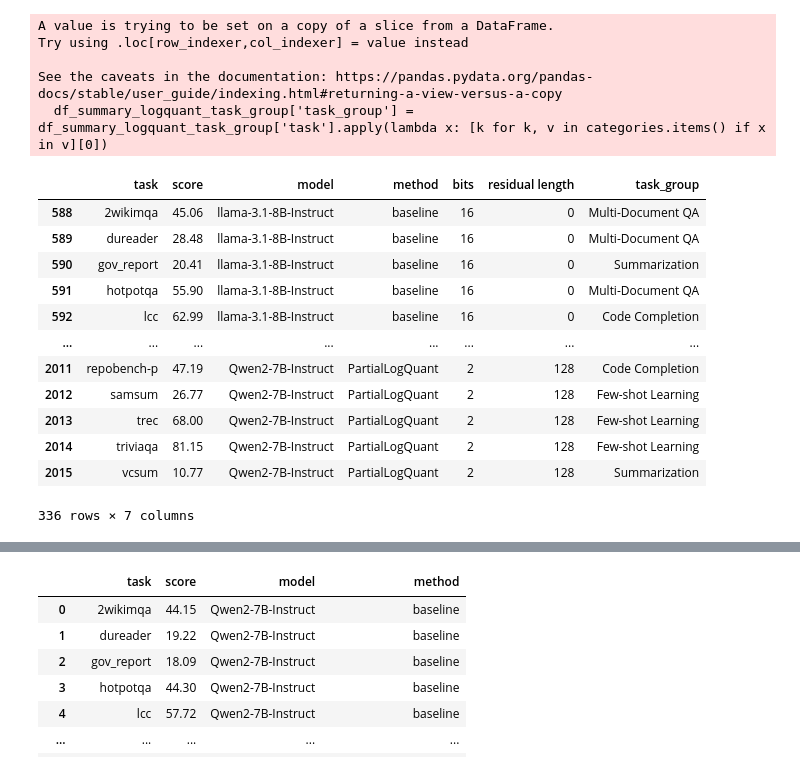
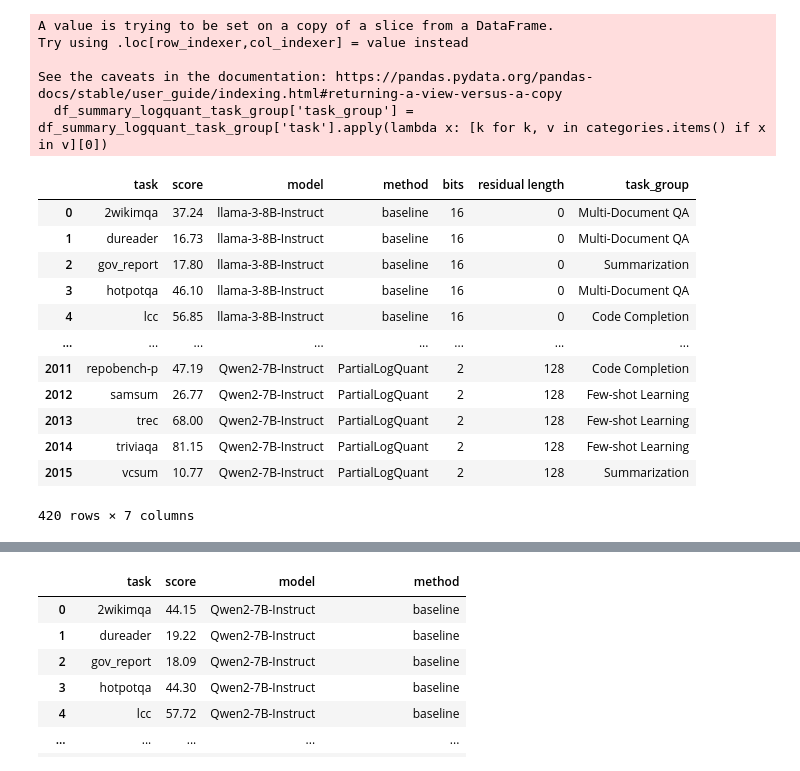
Before and after one commit to Concyclics/LogQuantKV, a Jupyter notebook: test_acc/LongBench/results/plot.ipynb, the cells around one changed output, grey strips where cells are left out. Cells and saved outputs as stored; diff of their text form; code cells hidden in the pictures.

```diff
--- a/test_acc/LongBench/results/plot.ipynb
+++ b/test_acc/LongBench/results/plot.ipynb
@@ -26,38 +26,38 @@ df_summary_logquant.to_csv('summary_logquant.csv', index=False)
 # %%
 categories = {
     "Single-Document QA": ["narrativeqa", "qasper", "multifieldqa_en", "multifieldqa_zh"],
     "Multi-Document QA": ["hotpotqa", "2wikimqa", "musique", "dureader"],
     "Summarization": ["gov_report", "qmsum", "multi_news", "vcsum"],
     "Few-shot Learning": ["trec", "triviaqa", "samsum", "lsht"],
     "Synthetic Tasks": ["passage_count", "passage_retrieval_en", "passage_retrieval_zh"],
     "Code Completion": ["lcc", "repobench-p"]
 }
 
 df_summary_logquant_task_group = df_summary_logquant
 df_summary_logquant_task_group['task_group'] = df_summary_logquant_task_group['task'].apply(lambda x: [k for k, v in categories.items() if x in v][0])
-df_summary_logquant_task_group = df_summary_logquant_task_group[df_summary_logquant_task_group['model'].isin(['llama-3.1-8B-Instruct', 'Qwen1.5-7B-Chat', 'Qwen1.5-7B-Chat-AWQ', 'Qwen2-7B-Instruct'])]
+df_summary_logquant_task_group = df_summary_logquant_task_group[df_summary_logquant_task_group['model'].isin(['llama-3-8B-Instruct', 'llama-3.1-8B-Instruct', 'Qwen1.5-7B-Chat', 'Qwen1.5-7B-Chat-AWQ', 'Qwen2-7B-Instruct'])]
 df_summary_logquant_task_group = df_summary_logquant_task_group[df_summary_logquant_task_group['residual length'].isin([0, '128'])]
 #df_summary_logquant_task_group.to_csv('summary_logquant_task_group.csv', index=False)
 df_summary_logquant_task_group
 # %% [output]
 A value is trying to be set on a copy of a slice from a DataFrame.
 Try using .loc[row_indexer,col_indexer] = value instead
 
 See the caveats in the documentation: https://pandas.pydata.org/pandas-docs/stable/user_guide/indexing.html#returning-a-view-versus-a-copy
   df_summary_logquant_task_group['task_group'] = df_summary_logquant_task_group['task'].apply(lambda x: [k for k, v in categories.items() if x in v][0])
 |  | task | score | model | method | bits | residual length | task_group |
-| 588 | 2wikimqa | 45.06 | llama-3.1-8B-Instruct | baseline | 16 | 0 | Multi-Document QA |
-| 589 | dureader | 28.48 | llama-3.1-8B-Instruct | baseline | 16 | 0 | Multi-Document QA |
-| 590 | gov_report | 20.41 | llama-3.1-8B-Instruct | baseline | 16 | 0 | Summarization |
-| 591 | hotpotqa | 55.90 | llama-3.1-8B-Instruct | baseline | 16 | 0 | Multi-Document QA |
-| 592 | lcc | 62.99 | llama-3.1-8B-Instruct | baseline | 16 | 0 | Code Completion |
+| 0 | 2wikimqa | 37.24 | llama-3-8B-Instruct | baseline | 16 | 0 | Multi-Document QA |
+| 1 | dureader | 16.73 | llama-3-8B-Instruct | baseline | 16 | 0 | Multi-Document QA |
+| 2 | gov_report | 17.80 | llama-3-8B-Instruct | baseline | 16 | 0 | Summarization |
+| 3 | hotpotqa | 46.10 | llama-3-8B-Instruct | baseline | 16 | 0 | Multi-Document QA |
+| 4 | lcc | 56.85 | llama-3-8B-Instruct | baseline | 16 | 0 | Code Completion |
 | ... | ... | ... | ... | ... | ... | ... | ... |
 | 2011 | repobench-p | 47.19 | Qwen2-7B-Instruct | PartialLogQuant | 2 | 128 | Code Completion |
 | 2012 | samsum | 26.77 | Qwen2-7B-Instruct | PartialLogQuant | 2 | 128 | Few-shot Learning |
 | 2013 | trec | 68.00 | Qwen2-7B-Instruct | PartialLogQuant | 2 | 128 | Few-shot Learning |
 | 2014 | triviaqa | 81.15 | Qwen2-7B-Instruct | PartialLogQuant | 2 | 128 | Few-shot Learning |
 | 2015 | vcsum | 10.77 | Qwen2-7B-Instruct | PartialLogQuant | 2 | 128 | Summarization |
-336 rows × 7 columns
+420 rows × 7 columns
 # %%
 df_cmp = pd.concat([df_summary_logquant_task_group[(df_summary_logquant_task_group['method'] == 'LogQuant') & (df_summary_logquant_task_group['residual length'] == '192')], df_summary_logquant_task_group[(df_summary_logquant_task_group['method'] == 'PartialLogQuant') & (df_summary_logquant_task_group['residual length'] == '128')], df_summary_logquant_task_group[(df_summary_logquant_task_group['method'] == 'KiVi') & (df_summary_logquant_task_group['residual length'] == '192')]])
 df_cmp
```
Also changed, not shown: parts of 5 cells of this notebook, 15 other files.
